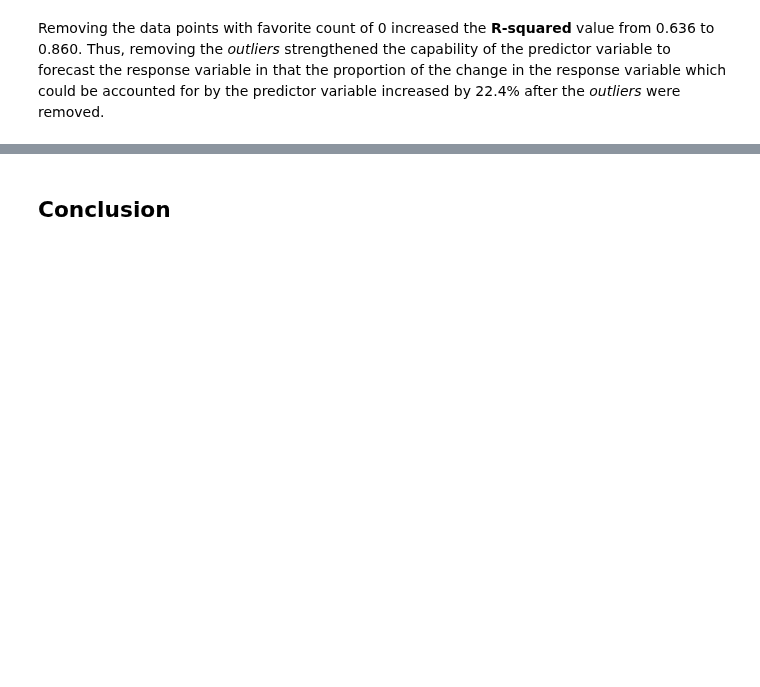
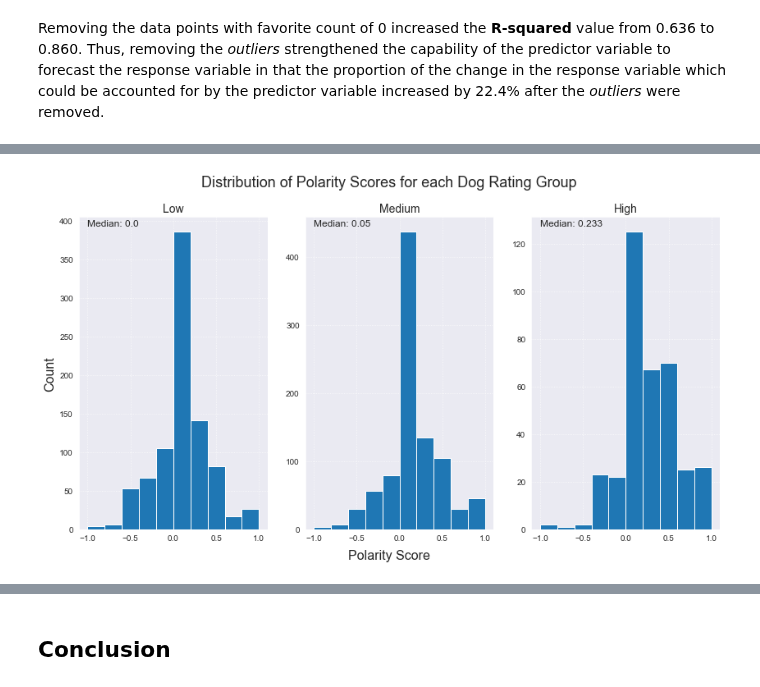
Before and after one commit to jmlcode/p3-analyze-tweet-data, a Jupyter notebook: eda_act.ipynb, the cells around one changed output, grey strips where cells are left out. Saved outputs shown, nothing was run; the diff lists cells and outputs as text; code cells hidden in the pictures; blank space fills up the shorter version.

Commit message:
Add comparison of dog ratings and tweet sentiments
  - new package textblob was added to the jupyter notebook
  - motivation, preliminary analysis, method, sentiment analysis
  are presented

```diff
--- a/eda_act.ipynb
+++ b/eda_act.ipynb
@@ -489,0 +551,9 @@ Removing the data points with favorite count of 0 increased the __R-squared__ va
+# %%
+# empty dictionary for storing a list of polarity score of each original tweet
+sentiment_dict = {}
+sentiment_dict['sentiment'] = [TextBlob(tweet).sentiment[0] for tweet in df_3.text]
+
+# join the polarity score of each original tweet to the text, rating_numerator, and rating data
+df_3 = df_3.join(other = pd.DataFrame(data = sentiment_dict))
+
+df_3.head()
@@ -489,0 +567,25 @@ Removing the data points with favorite count of 0 increased the __R-squared__ va
+# %%
+# create a figure with subplots arranged in 1-by-3
+fig, ax = plt.subplots(nrows = 1, ncols = 3, figsize = (14, 7))
+
+# add figure title and axis labels for both subplots
+fig.suptitle('Distribution of Polarity Scores for each Dog Rating Group', fontsize = 18)
+fig.text(x = 0.5, y = 0.06, s = 'Polarity Score', ha = 'center', va = 'center', fontsize = 16)
+fig.text(x = 0.09, y = 0.5, s = 'Count', ha = 'center', va = 'center', rotation = 'vertical', fontsize = 16)
+
+# dictionary of ratings and integers for indexing subplots
+rating_dict = {'low': 0, 'medium': 1, 'high': 2}
+
+for key in rating_dict:
+    # set rating as subplot title
+    ax[rating_dict[key]].set_title(key.title(), fontsize = 14)
+
+    # plot histogram of the polarity scores for the given rating
+    ax[rating_dict[key]].hist(df_3.query('rating == @key').sentiment)
+
+    # compute and display the median of the polarity scores for the given rating
+    median = df_3.query('rating == @key').sentiment.median()
+    ax[rating_dict[key]].text(x = -1, y = ax[rating_dict[key]].get_ylim()[1] * 0.97
+                              , s = 'Median: {}'.format(round(median, 3)), fontsize = 12);
+# %% [output]
+[figure, added]
```
Also changed, not shown: parts of 11 cells of this notebook.
